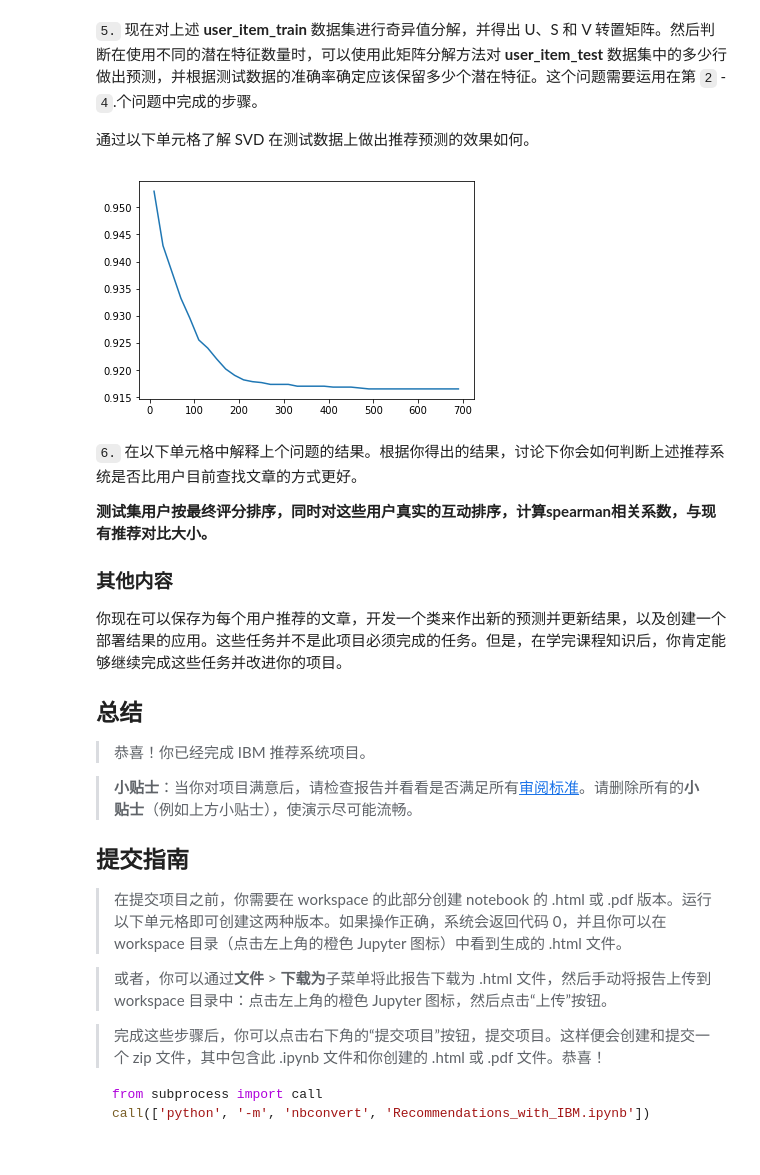
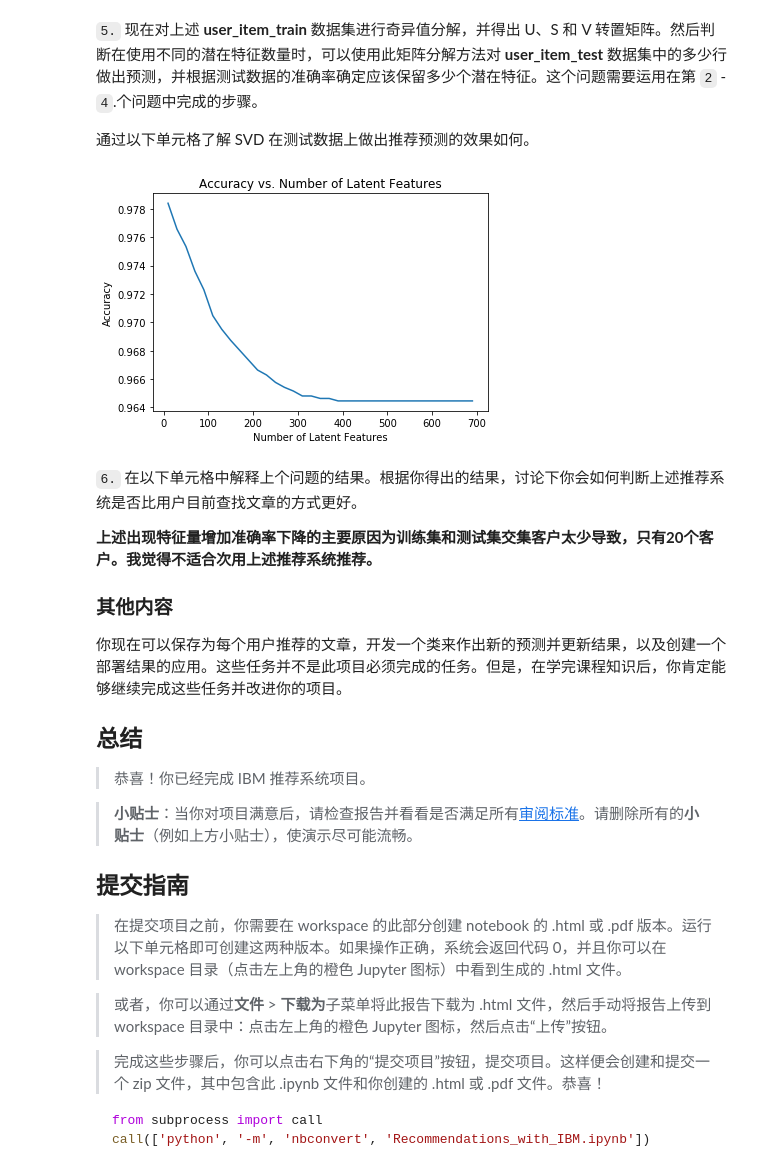
Before and after one commit to zhaoluyuanxi/DataScientistRecommendation, a Jupyter notebook: Recommendations_with_IBM-zh.ipynb, the cells around one changed output. Saved outputs shown, nothing was run; the diff lists cells and outputs as text; code cells hidden in the pictures.

```diff
--- a/Recommendations_with_IBM-zh.ipynb
+++ b/Recommendations_with_IBM-zh.ipynb
@@ -711,36 +777,3 @@ KeyError: 'How many movies can we make predictions for in the test set?'
 # %%
 # fit SVD on the user_item_train matrix
 u_train, s_train, vt_train = np.linalg.svd(user_item_train)# fit svd similar to above then use the cells below
-# %%
-# Use these cells to see how well you can use the training
-# decomposition to predict on test data
-num_latent_feats = np.arange(10,700+10,20)
-sum_errs = []
-user_id_inter = list(set(df_train['user_id']).intersection(set(df_test['user_id'])))
-for k in num_latent_feats:
-    sum_errs_artid = []
-    sum_use_id = []
-    # restructure with k latent features
-    s_new, u_new, vt_new = np.diag(s_train[:k]), u_train[:, :k], vt_train[:k, :]
-    user_item_est = np.around(np.dot(np.dot(u_new, s_new), vt_new))
-    user_id_inter = list(set(df_train['user_id']).intersection(set(df_test['user_id'])))
-    article_id_inter = list(set(df_train['article_id']).intersection(set(df_test['article_id'])))
-    for user_id in user_id_inter:
-        for article_id in article_id_inter:
-            user_ids_series = np.array(user_item_test.index)
-            article_ids_series = np.array(user_item_test.columns)
-            user_row = np.where(user_ids_series == user_id)[0][0]
-            article_col = np.where(article_ids_series == article_id)[0][0]
-            pred = user_item_est[user_row,article_col]
-            actual = user_item_test.loc[user_id,article_id]
-            diffs = actual - pred
-            err_artid = np.abs(diffs)
-            sum_errs_artid.append(err_artid)
-        errs_use_id = np.sum(sum_errs_artid)
-        sum_use_id.append(errs_use_id)
-    err = np.sum(errs_use_id)
-    sum_errs.append(err)
-
-plt.plot(num_latent_feats, 1 - np.array(sum_errs)/df_test.shape[0]);
-# %% [output]
-[figure, removed]
@@ -749,7 +780,44 @@ plt.plot(num_latent_feats, 1 - np.array(sum_errs)/df_test.shape[0]);
+# %%
+inter_user = list(set(user_item_test.index) & set(user_item_train.index))
+inter_user_index = []
+for i in range(len(inter_user)):
+    t1 = np.where( user_item_train.index == inter_user[i])
+    inter_user_index.extend(list(t1[0]))
+inter_columns = list(set(user_item_test.columns) & set(user_item_train.columns))
+inter_columns_index = []
+for i in range(len(inter_columns)):
+    t1 = np.where( user_item_train.columns == inter_columns[i])
+    inter_columns_index.extend(list(t1[0]))
+# %%
+num_latent_feats = np.arange(10,700+10,20)
+sum_errs = []
+sub_user_item_test = user_item_test.loc[inter_user, inter_columns]
+for k in num_latent_feats:
+    # restructure with k latent features
+    s_new, u_new, vt_new = np.diag(s_train[:k]), u_train[:, :k], vt_train[:k, ]
+
+    s_new_test, u_new_test, vt_new_test = s_new,u_new[inter_user_index,:], vt_new[:, inter_columns_index]
+    # take dot product
+    user_item_est = np.around(np.dot(np.dot(u_new_test, s_new_test), vt_new_test))
+
+    # compute error for each prediction to actual value
+    diffs = np.subtract(sub_user_item_test, user_item_est)
+
+    # total errors and keep track of them
+    err = np.sum(np.sum(np.abs(diffs)))
+    sum_errs.append(err)
+
+n_interactions_subset = sub_user_item_test.shape[0]*sub_user_item_test.shape[1]
+plt.plot(num_latent_feats, 1 - np.array(sum_errs)/n_interactions_subset);
+plt.xlabel('Number of Latent Features');
+plt.ylabel('Accuracy');
+plt.title('Accuracy vs. Number of Latent Features');
+# %% [output]
+[figure, added]
 # %% [markdown]
 `6.` 在以下单元格中解释上个问题的结果。根据你得出的结果，讨论下你会如何判断上述推荐系统是否比用户目前查找文章的方式更好。
 
-**测试集用户按最终评分排序，同时对这些用户真实的互动排序，计算spearman相关系数，与现有推荐对比大小。**
+**上述出现特征量增加准确率下降的主要原因为训练集和测试集交集客户太少导致，只有20个客户。我觉得不适合次用上述推荐系统推荐。**
 
 <a id='conclusions'></a>
 ### 其他内容
```
Also changed, not shown: parts of 7 cells of this notebook, 1 other file.
